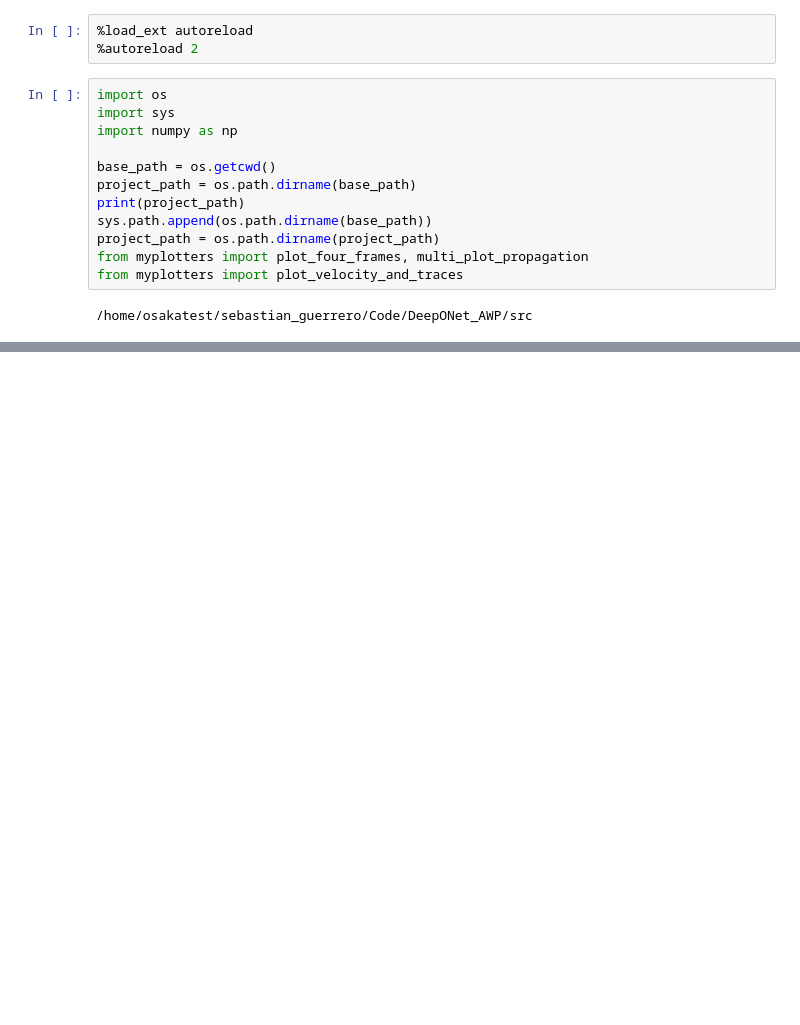
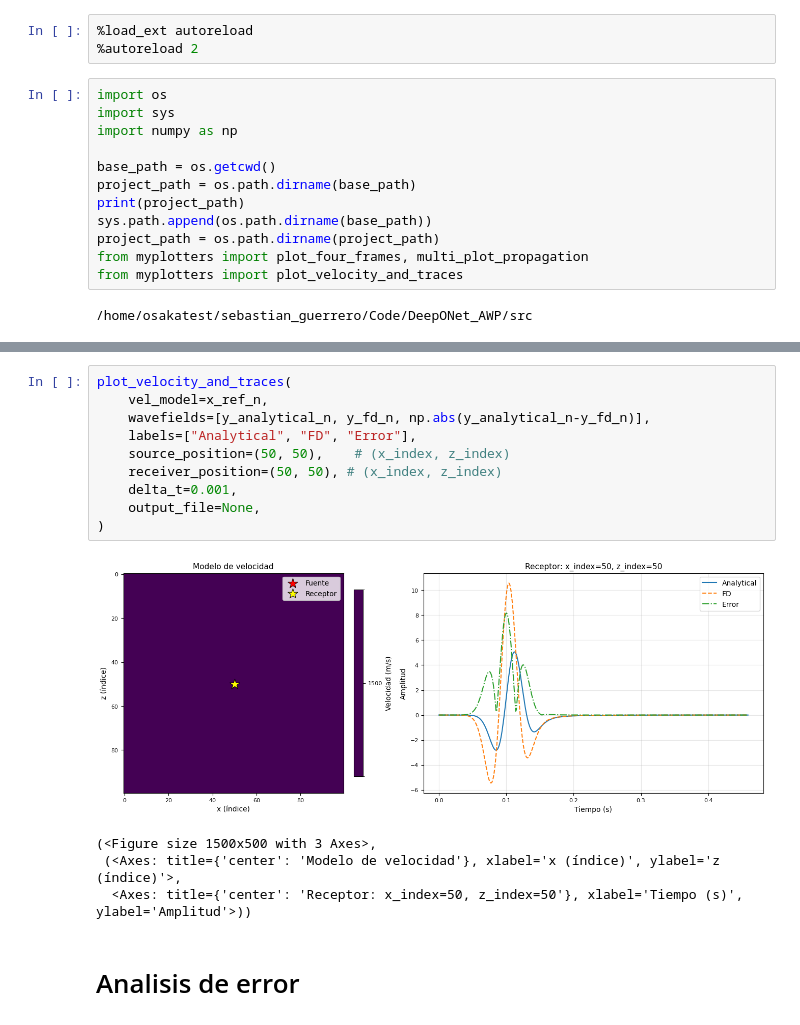
Before and after one commit to Konat23/DeepONet_AWP, a Jupyter notebook: src/01_Analytic/analytical_FD.ipynb, the cells around one changed output, grey strips where cells are left out. Drawn from its saved outputs; the diff is of its cells as text; blank space fills up the shorter version.

```diff
--- a/src/01_Analytic/analytical_FD.ipynb
+++ b/src/01_Analytic/analytical_FD.ipynb
@@ -52,0 +72,17 @@ Unique velocity values: [4065.]
+# %%
+plot_velocity_and_traces(
+    vel_model=x_ref_n,
+    wavefields=[y_analytical_n, y_fd_n, np.abs(y_analytical_n-y_fd_n)],
+    labels=["Analytical", "FD", "Error"],
+    source_position=(50, 50),    # (x_index, z_index)
+    receiver_position=(50, 50), # (x_index, z_index)
+    delta_t=0.001,
+    output_file=None,
+)
+# %% [output]
+[figure, added]
+(<Figure size 1500x500 with 3 Axes>,
+ (<Axes: title={'center': 'Modelo de velocidad'}, xlabel='x (índice)', ylabel='z (índice)'>,
+  <Axes: title={'center': 'Receptor: x_index=50, z_index=50'}, xlabel='Tiempo (s)', ylabel='Amplitud'>))
+# %% [markdown]
+# Analisis de error
```
Also changed, not shown: parts of 12 cells of this notebook, 1 other file.
